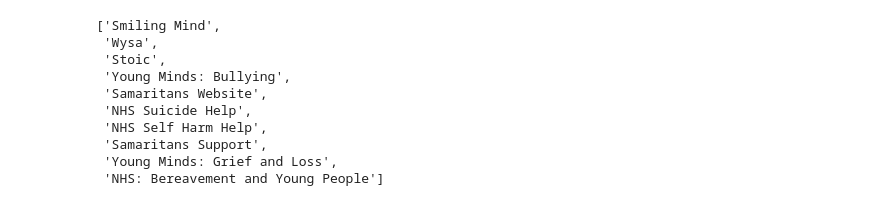
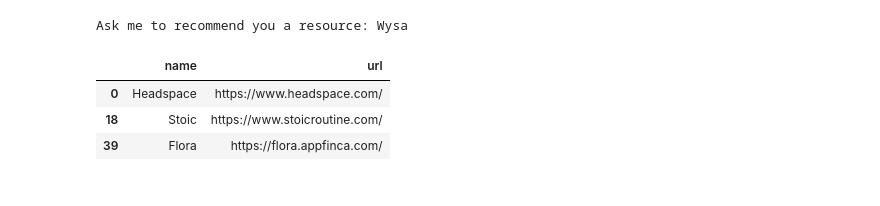
Before and after one commit to mahmedkhan/eleos, a Jupyter notebook: ResourceRecommendationEngine.ipynb, the cells around one changed output. Drawn from its saved outputs; the diff is of its cells as text; code cells hidden in the pictures.

```diff
--- a/ResourceRecommendationEngine.ipynb
+++ b/ResourceRecommendationEngine.ipynb
@@ -60,3 +155,0 @@ qualified[['name', 'vote_count', 'vote_average', 'score']].head(3)
-# %%
-df = df[['name','tags']]
-df.head()
@@ -94,25 +161,24 @@ print(cosine_sim)
 indices = pd.Series(df['name'])
 # %%
 def recommend(name, cosine_sim = cosine_sim):
-    recommended_rec = []
+    recommendations = []
     idx = indices[indices == name].index[0]
     score_series = pd.Series(cosine_sim[idx]).sort_values(ascending = False)
-    top_10_indices = list(score_series.iloc[1:11].index)
+    top = list(score_series.iloc[1:4].index)
 
-    for i in top_10_indices:
-        recommended_rec.append(list(df['name'])[i])
+    for i in top:
+        recommendations.append(list(df['name'])[i])
 
-    return recommended_rec
+    dfR = df[df['name'].isin([recommendations[0], recommendations[1], recommendations[2]])]
+    dfR = dfR[['name', 'url']]
+    return dfR
-# %%
-recommend('Headspace')
-# %% [output]
-['Smiling Mind',
- 'Wysa',
- 'Stoic',
- 'Young Minds: Bullying',
- 'Samaritans Website',
- 'NHS Suicide Help',
- 'NHS Self Harm Help',
- 'Samaritans Support',
- 'Young Minds: Grief and Loss',
- 'NHS: Bereavement and Young People']
+# %%
+rec = input("Ask me to recommend you a resource: ")
+dfR = recommend(rec)
+dfR
+# %% [output]
+Ask me to recommend you a resource: Wysa
+|  | name | url |
+| 0 | Headspace | https://www.headspace.com/ |
+| 18 | Stoic | https://www.stoicroutine.com/ |
+| 39 | Flora | https://flora.appfinca.com/ |
```
Also changed, not shown: parts of 33 cells of this notebook, 4 other files.
